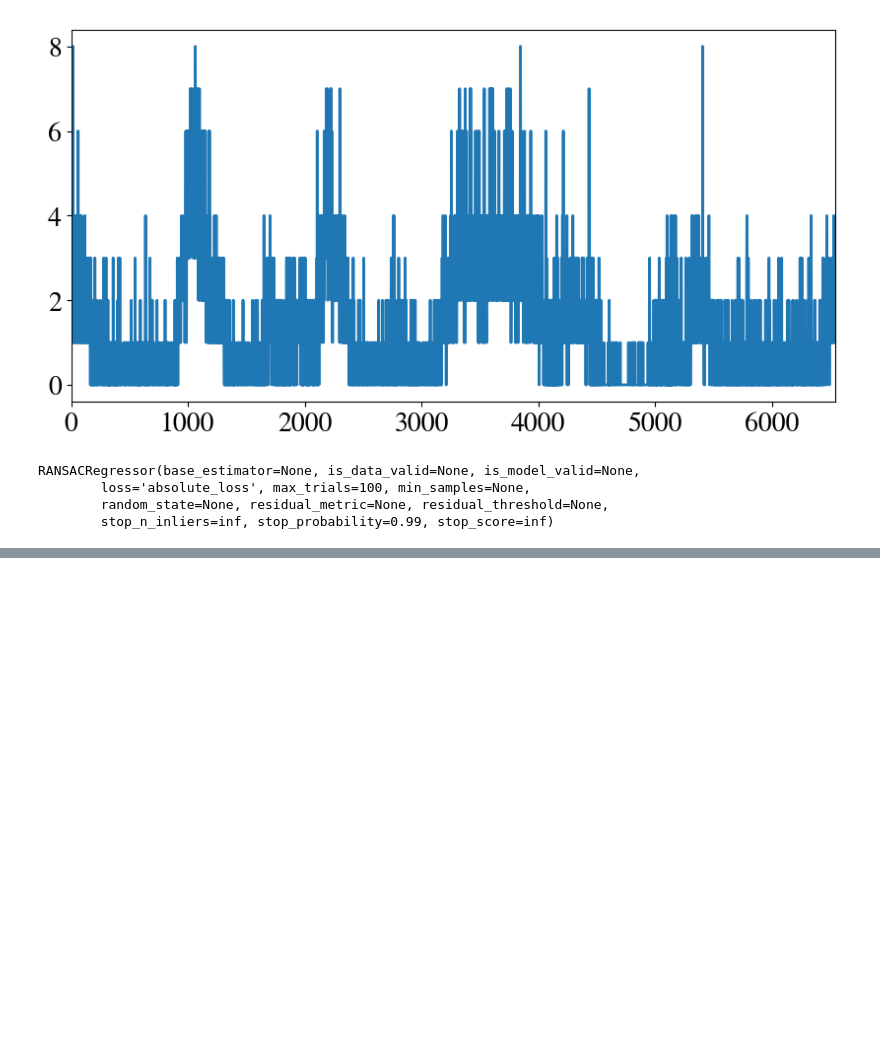
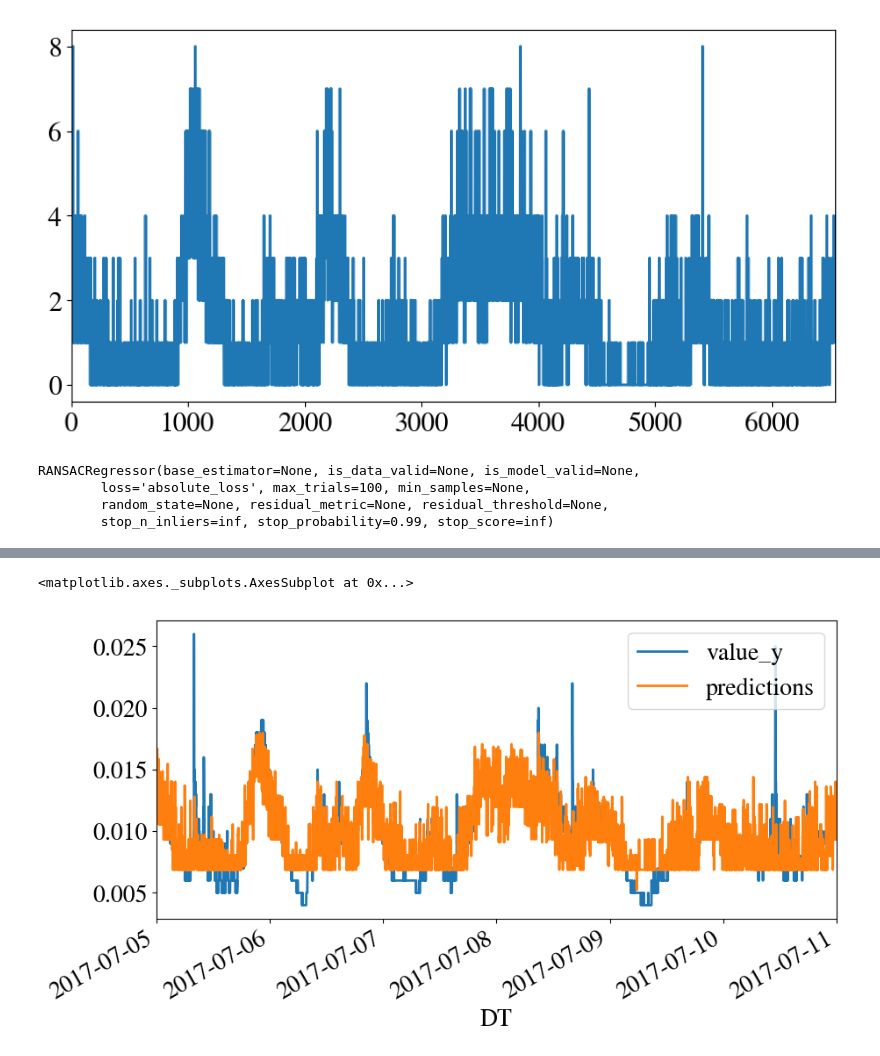
Before and after one commit to SKOMOBO/data_analysis, a Jupyter notebook: notebooks/analysis.ipynb, the cells around one changed output, grey strips where cells are left out. Drawn from its saved outputs; the diff is of its cells as text; code cells hidden in the pictures; blank space fills up the shorter version.

```diff
--- a/notebooks/analysis.ipynb
+++ b/notebooks/analysis.ipynb
@@ -410,0 +454,9 @@ RANSACRegressor(base_estimator=None, is_data_valid=None, is_model_valid=None,
+# %%
+forest = RandomForestRegressor().fit(new_df[["value_x", "difference_with_last_dust"]].values, new_comparison.value_y.values)
+# %%
+new_df["predictions"] = forest.predict(new_df[["value_x", "difference_with_last_dust"]].values)
+# %%
+new_df[["value_y","predictions"]].plot()
+# %% [output]
+<matplotlib.axes._subplots.AxesSubplot at 0x...>
+[figure, added]
```
Also changed, not shown: parts of 55 cells of this notebook, 2 other files.
